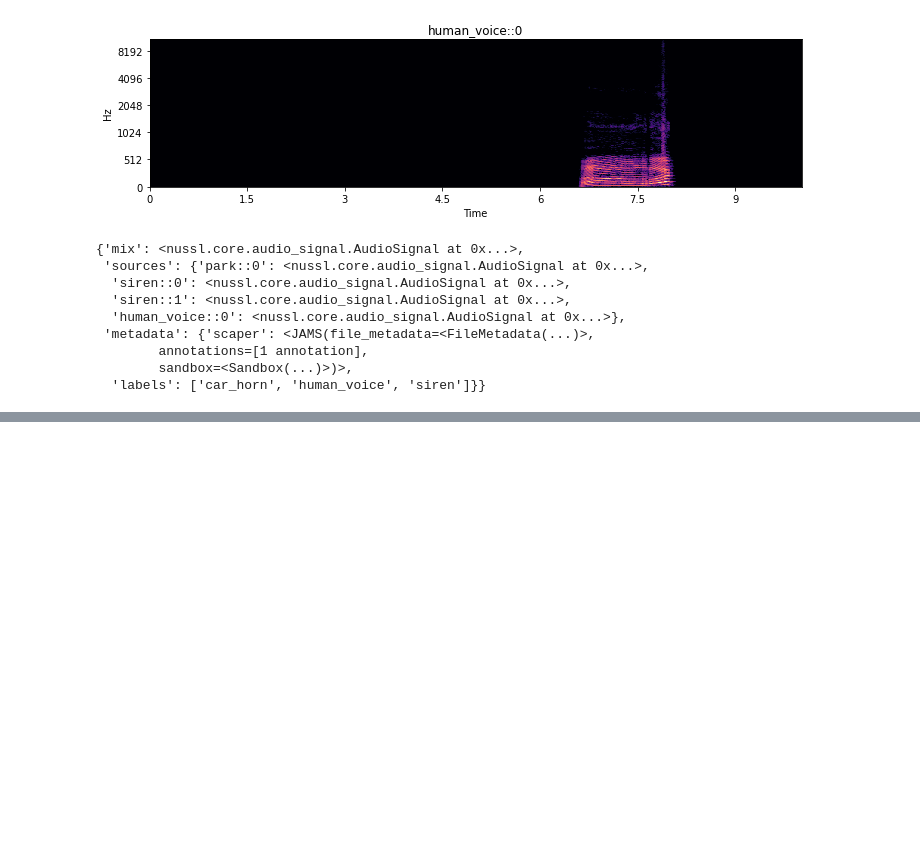
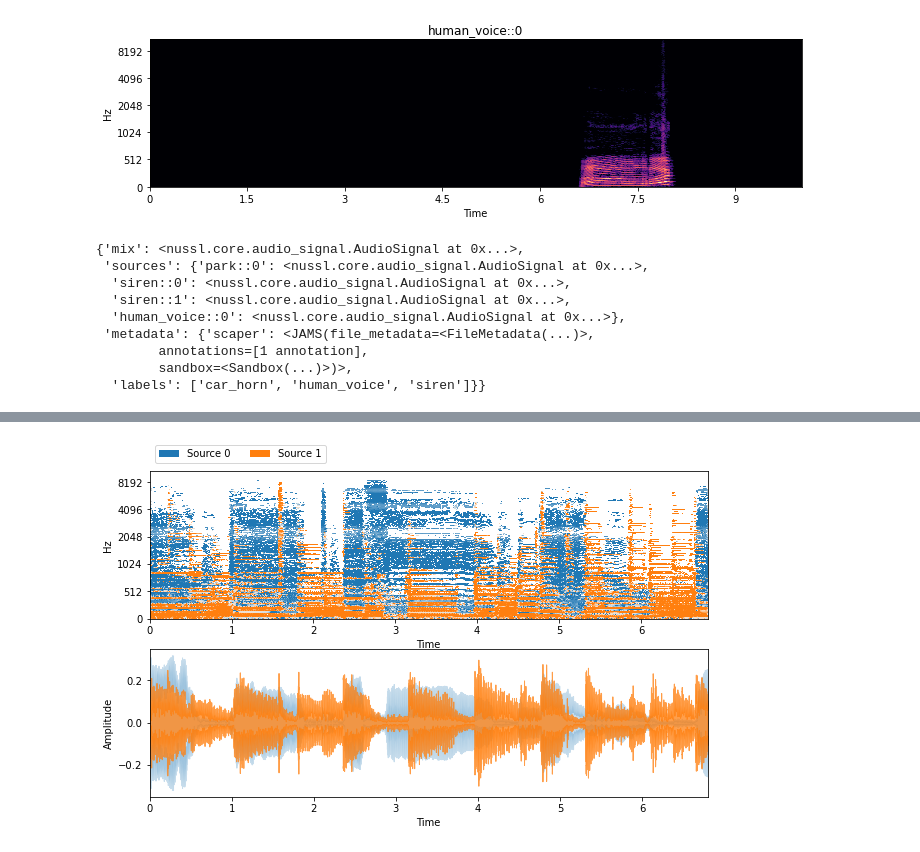
Before and after one commit to ZhiQiu976/Audio_Separation, a Jupyter notebook: Data.ipynb, the cells around one changed output, grey strips where cells are left out. Saved outputs shown, nothing was run; the diff lists cells and outputs as text; code cells hidden in the pictures; blank space fills up the shorter version.

```diff
--- a/Data.ipynb
+++ b/Data.ipynb
@@ -256,0 +273,36 @@ item_
+# %%
+sources_a = [value for key, value in sources.items()]
+# Use negative numbers to pan left by degree 35
+a = nussl.mixing.pan_audio_signal(sources_a[2], -35)
+# randomly delay by 1-19 samples for each channel
+a_delays = [np.random.randint(1, 20) for _ in range(a.num_channels)]
+# The end of the audio signal is truncated for that channel so that the length remains the same as the original.
+a = nussl.mixing.delay_audio_signal(a, a_delays)
+
+# positive to pan right by degree 35
+b = nussl.mixing.pan_audio_signal(sources_a[3], 35)
+# randomly delay by 1-19 samples for each channel
+b_delays = [np.random.randint(1, 20) for _ in range(b.num_channels)]
+# The end of the audio signal is truncated for that channel so that the length remains the same as the original.
+b = nussl.mixing.delay_audio_signal(b, b_delays)
+
+# AudioSignal object containing mix audio
+mix_new = a + b
+
+# Extract new AudioSignal object from each channel
+# get two channels of the mixed audio
+audio_signals = [
+    mix_new.make_audio_signal_from_channel(ch)
+    for ch in range(mix_new.num_channels)
+]
+# %%
+separator = nussl.separation.factorization.ICA(audio_signals)
+estimates = separator()
+
+estimates = {
+    f'Source {i}': e for i, e in enumerate(estimates)
+}
+
+visualize_and_embed(estimates)
+# %% [output]
+[figure, added]
```
Also changed, not shown: parts of 9 cells of this notebook.
